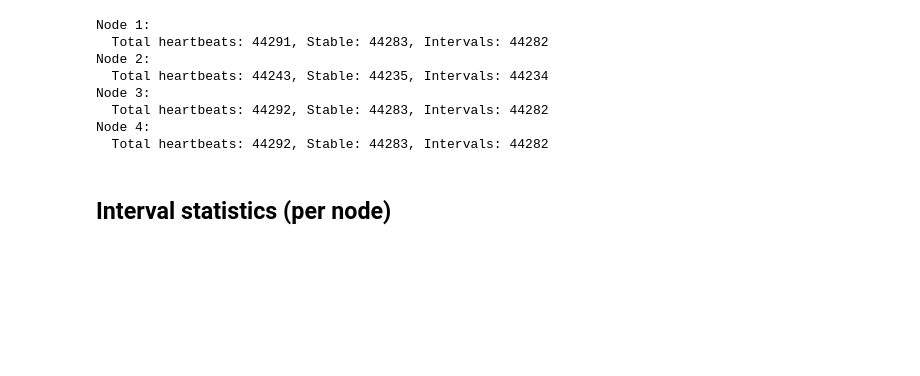
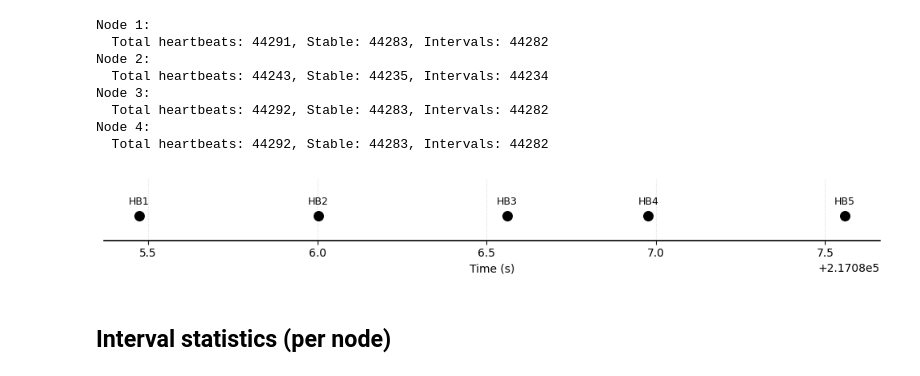
Before and after one commit to nriedman/raft-research, a Jupyter notebook: analysis/long_trace/trace-replay-refactored.ipynb, the cells around one changed output. Saved outputs shown, nothing was run; the diff lists cells and outputs as text; code cells hidden in the pictures; blank space fills up the shorter version.

```diff
--- a/analysis/long_trace/trace-replay-refactored.ipynb
+++ b/analysis/long_trace/trace-replay-refactored.ipynb
@@ -72,6 +72,42 @@ Node 3:
   Total heartbeats: 44292, Stable: 44283, Intervals: 44282
 Node 4:
   Total heartbeats: 44292, Stable: 44283, Intervals: 44282
+# %%
+# Plot stable heartbeat arrivals (5 heartbeats) for a single node
+node_id = NODE_IDS[0]
+trace = traces[node_id].copy()
+
+trace["unstable"] = trace["event"].isin(unstable_events)
+unstable_times = trace.loc[trace["unstable"], "timestamp_sec"].values
+
+heartbeats = trace[trace["event"] == "heartbeat"].copy()
+heartbeats["near_unstable"] = heartbeats["timestamp_sec"].apply(
+    lambda ts: np.any(np.abs(unstable_times - ts) < WINDOW_SEC)
+)
+
+stable_hb = heartbeats[~heartbeats["near_unstable"]].copy().head(5)
+
+fig, ax = plt.subplots(figsize=(10, 1.5))
+ax.scatter(stable_hb["timestamp_sec"], np.zeros(len(stable_hb)), s=70, color="black", zorder=3)
+
+for i, ts_val in enumerate(stable_hb["timestamp_sec"], start=1):
+    ax.text(ts_val, 0.03, f"HB{i}", ha="center", va="bottom", fontsize=9)
+
+ax.set_xlabel("Time (s)")
+ax.set_yticks([])
+ax.set_ylim(-0.08, 0.12)
+ax.grid(axis="x", linestyle=":", alpha=0.5)
+
+# Keep only bottom border (x-axis spine)
+ax.spines["top"].set_visible(False)
+ax.spines["right"].set_visible(False)
+ax.spines["left"].set_visible(False)
+ax.spines["bottom"].set_linewidth(1.2)
+
+plt.tight_layout()
+plt.show()
+# %% [output]
+[figure, added]
 # %% [markdown]
 ## Interval statistics (per node)
 # %%
```
Also changed, not shown: parts of 5 cells of this notebook, 33 other files.
